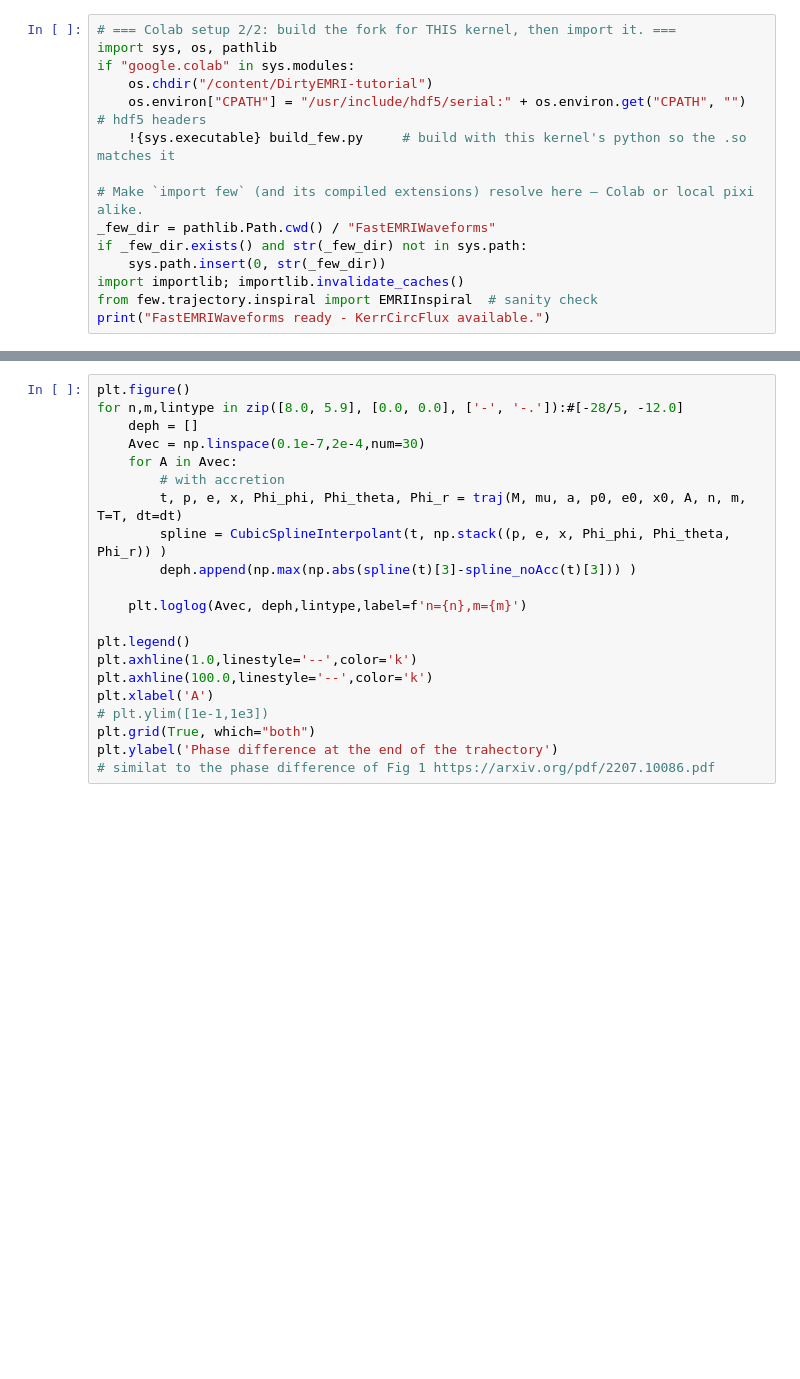
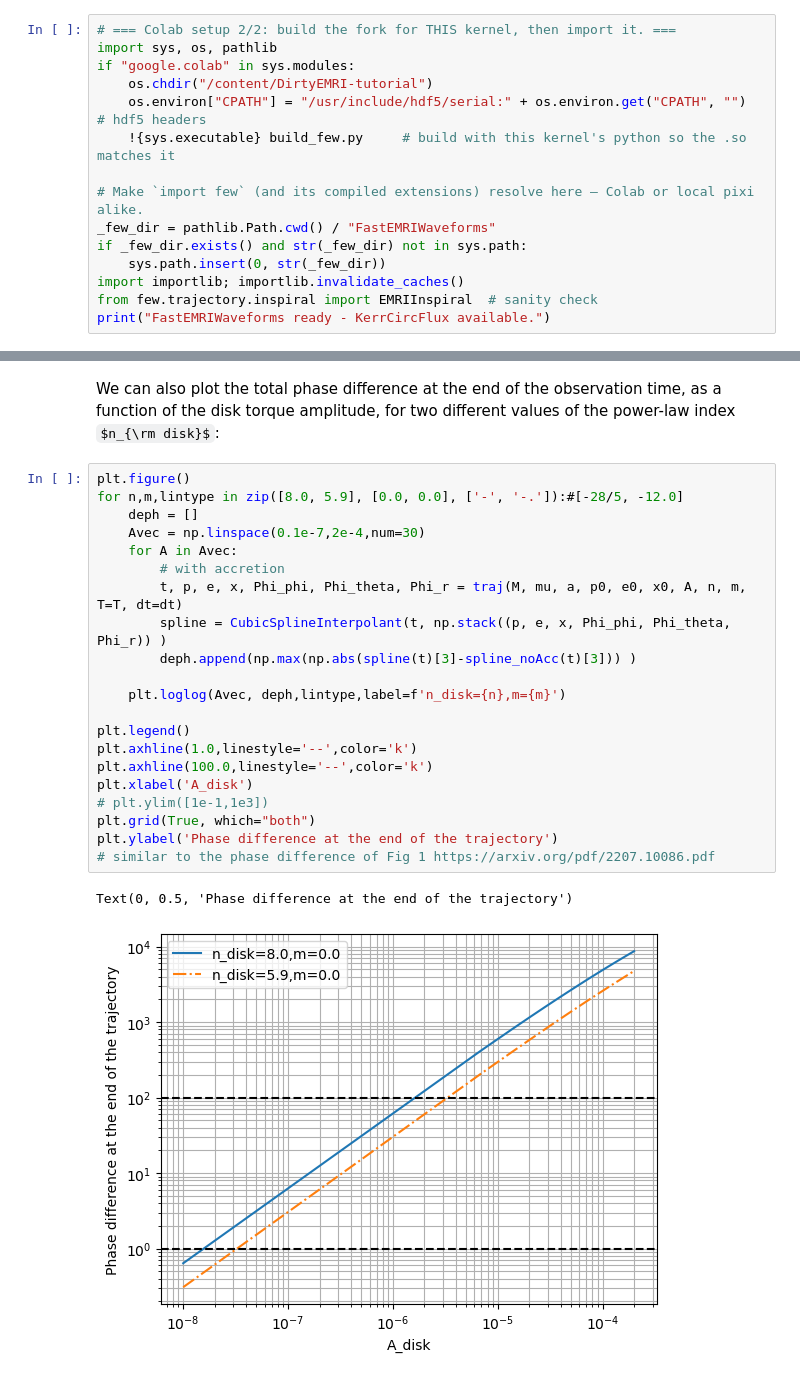
Before and after one commit to stephengreen/DirtyEMRI-tutorial, a Jupyter notebook: Playground_KerrCircularAccretion.ipynb, the cells around one changed output, grey strips where cells are left out. Drawn from its saved outputs; the diff is of its cells as text; some formulas as TeX source; blank space fills up the shorter version.

```diff
--- a/Playground_KerrCircularAccretion.ipynb
+++ b/Playground_KerrCircularAccretion.ipynb
@@ -134,21 +185,26 @@ plt.ylabel('relative difference in phase')
+# %% [markdown]
+We can also plot the total phase difference at the end of the observation time, as a function of the disk torque amplitude, for two different values of the power-law index $n_{\rm disk}$:
 # %%
 plt.figure()
 for n,m,lintype in zip([8.0, 5.9], [0.0, 0.0], ['-', '-.']):#[-28/5, -12.0]
     deph = []
     Avec = np.linspace(0.1e-7,2e-4,num=30)
     for A in Avec:
         # with accretion
         t, p, e, x, Phi_phi, Phi_theta, Phi_r = traj(M, mu, a, p0, e0, x0, A, n, m, T=T, dt=dt)
         spline = CubicSplineInterpolant(t, np.stack((p, e, x, Phi_phi, Phi_theta, Phi_r)) )
         deph.append(np.max(np.abs(spline(t)[3]-spline_noAcc(t)[3])) )
 
-    plt.loglog(Avec, deph,lintype,label=f'n={n},m={m}')
+    plt.loglog(Avec, deph,lintype,label=f'n_disk={n},m={m}')
 
 plt.legend()
 plt.axhline(1.0,linestyle='--',color='k')
 plt.axhline(100.0,linestyle='--',color='k')
-plt.xlabel('A')
+plt.xlabel('A_disk')
 # plt.ylim([1e-1,1e3])
 plt.grid(True, which="both")
-plt.ylabel('Phase difference at the end of the trahectory')
-# similat to the phase difference of Fig 1 https://arxiv.org/pdf/2207.10086.pdf
+plt.ylabel('Phase difference at the end of the trajectory')
+# similar to the phase difference of Fig 1 https://arxiv.org/pdf/2207.10086.pdf
+# %% [output]
+Text(0, 0.5, 'Phase difference at the end of the trajectory')
+[figure, added]
```
Also changed, not shown: parts of 15 cells of this notebook.
